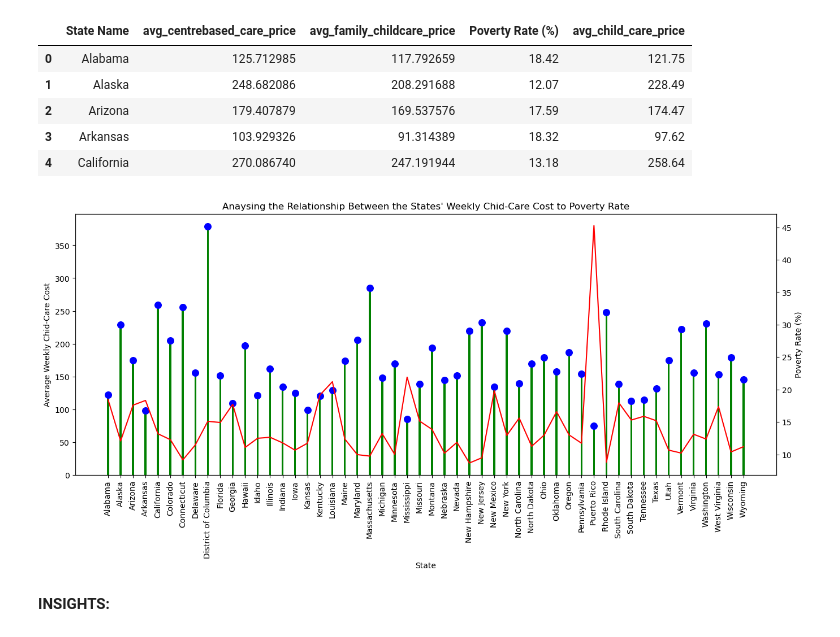
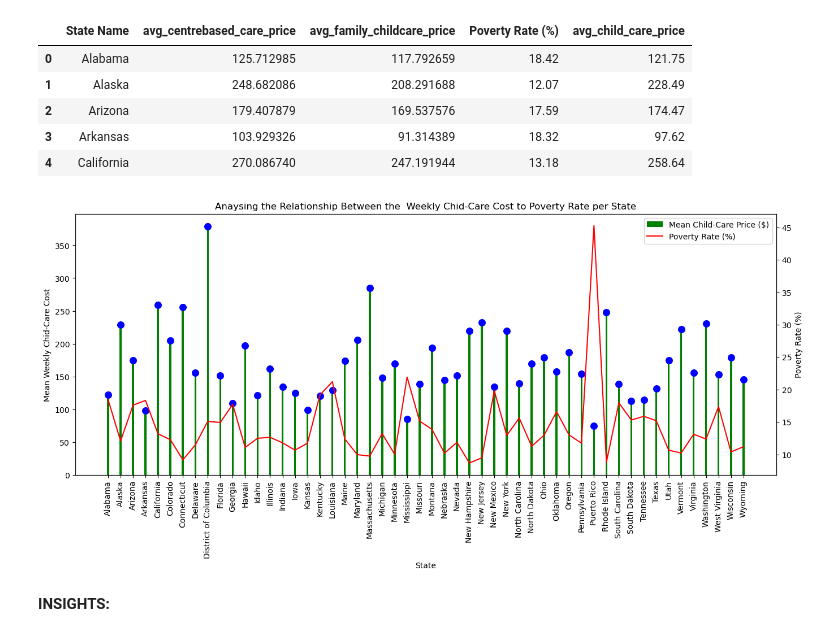
Before and after one commit to kaymighty86/us-poverty-rate-analysis, a Jupyter notebook: us_poverty_rate_analysis_notebook.ipynb, the cells around one changed output. Drawn from its saved outputs; the diff is of its cells as text; code cells hidden in the pictures.

```diff
--- a/us_poverty_rate_analysis_notebook.ipynb
+++ b/us_poverty_rate_analysis_notebook.ipynb
@@ -788,18 +796,23 @@ states_childcare_cost_df.head()
 | 4 | California | 270.086740 | 247.191944 | 13.18 | 258.64 |
 # %%
 fig, ax1 = plt.subplots(figsize=(16,6))
-ax1.bar(x = states_childcare_cost_df["State Name"], height= states_childcare_cost_df["avg_child_care_price"], width=0.16, color="green")
+ax1.bar(x = states_childcare_cost_df["State Name"], height= states_childcare_cost_df["avg_child_care_price"], width=0.16, color="green", label="Mean Child-Care Price ($)")
 ax1.scatter(x = states_childcare_cost_df["State Name"], y = states_childcare_cost_df["avg_child_care_price"], s=70, c="blue")
 plt.xticks(rotation = 90)
 # ax1.set_ylim(bottom=35, top=75)
 ax1.set_xlabel("State")
-ax1.set_ylabel("Average Weekly Chid-Care Cost")
+ax1.set_ylabel("Mean Weekly Chid-Care Cost")
+handles1, label1 = ax1.get_legend_handles_labels()
+
 ax2 = ax1.twinx()
-ax2.plot(states_childcare_cost_df["Poverty Rate (%)"], color="red")
+ax2.plot(states_childcare_cost_df["Poverty Rate (%)"], color="red", label="Poverty Rate (%)")
 ax2.set_ylabel("Poverty Rate (%)")
-plt.title("Anaysing the Relationship Between the States' Weekly Chid-Care Cost to Poverty Rate")
+handles2, label2 = ax2.get_legend_handles_labels()
+
+ax1.legend(handles= handles1 + handles2, labels= label1 + label2, loc="best")
+plt.title("Anaysing the Relationship Between the  Weekly Chid-Care Cost to Poverty Rate per State")
 plt.show()
 # %% [output]
-[figure, old version]
+[figure, new version]
 # %% [markdown]
 **INSIGHTS:**
```
Also changed, not shown: parts of 2 cells of this notebook.
